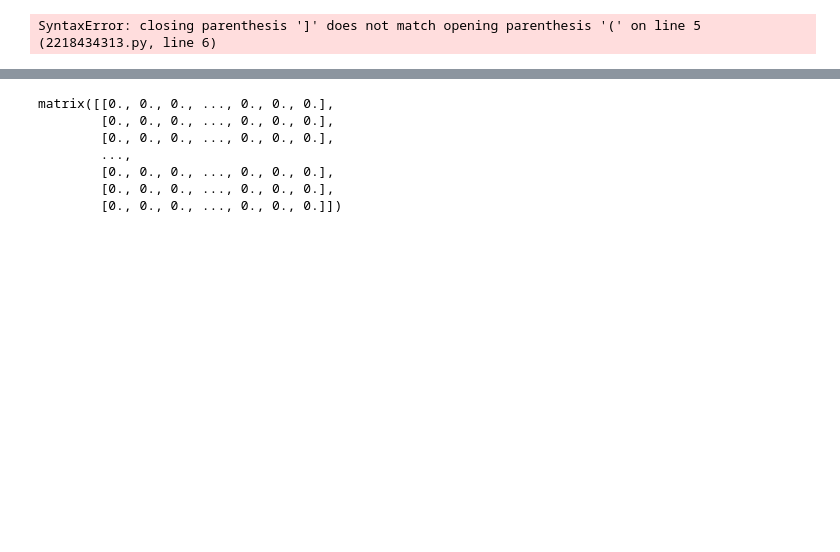
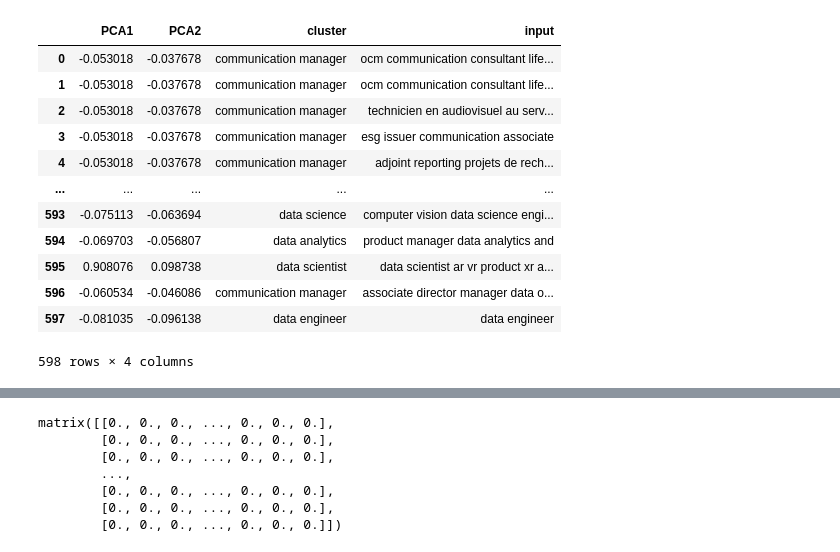
Before and after one commit to andrea-dagostino/simple_keyword_clusterer, a Jupyter notebook: prototyping/test.ipynb, the cells around one changed output, grey strips where cells are left out. Drawn from its saved outputs; the diff is of its cells as text; code cells hidden in the pictures; blank space fills up the shorter version.

```diff
--- a/prototyping/test.ipynb
+++ b/prototyping/test.ipynb
@@ -177,2 +135,18 @@ class ItemCleaner(base.BaseEstimator, base.TransformerMixin):
+# %%
+df
+# %% [output]
+|  | PCA1 | PCA2 | cluster | input |
+| 0 | -0.053018 | -0.037678 | communication manager | ocm communication consultant life... |
+| 1 | -0.053018 | -0.037678 | communication manager | ocm communication consultant life... |
+| 2 | -0.053018 | -0.037678 | communication manager | technicien en audiovisuel au serv... |
+| 3 | -0.053018 | -0.037678 | communication manager | esg issuer communication associate |
+| 4 | -0.053018 | -0.037678 | communication manager | adjoint reporting projets de rech... |
+| ... | ... | ... | ... | ... |
+| 593 | -0.075113 | -0.063694 | data science | computer vision data science engi... |
+| 594 | -0.069703 | -0.056807 | data analytics | product manager data analytics and |
+| 595 | 0.908076 | 0.098738 | data scientist | data scientist ar vr product xr a... |
+| 596 | -0.060534 | -0.046086 | communication manager | associate director manager data o... |
+| 597 | -0.081035 | -0.096138 | data engineer | data engineer |
+598 rows × 4 columns
 # %%
 main = pd.DataFrame(jobs, columns=["item"])
@@ -187,9 +152,0 @@ preprocessor = compose.ColumnTransformer(transformers=[("cleaning", cleaning_pip
-# %%
-pipeline = pipeline.Pipeline(steps=[
-    ('preprocessor', preprocessor),
-    ('vectorizer', TfidfVectorizer),
-    ('kmeans', cluster.KMeans(random_state=42)),
-    ('pca', decomposition.PCA(n_components=2))
-])
-# %% [output]
-SyntaxError: closing parenthesis ']' does not match opening parenthesis '(' on line 5 (2218434313.py, line 6)
```
Also changed, not shown: parts of 11 cells of this notebook, 11 other files.
